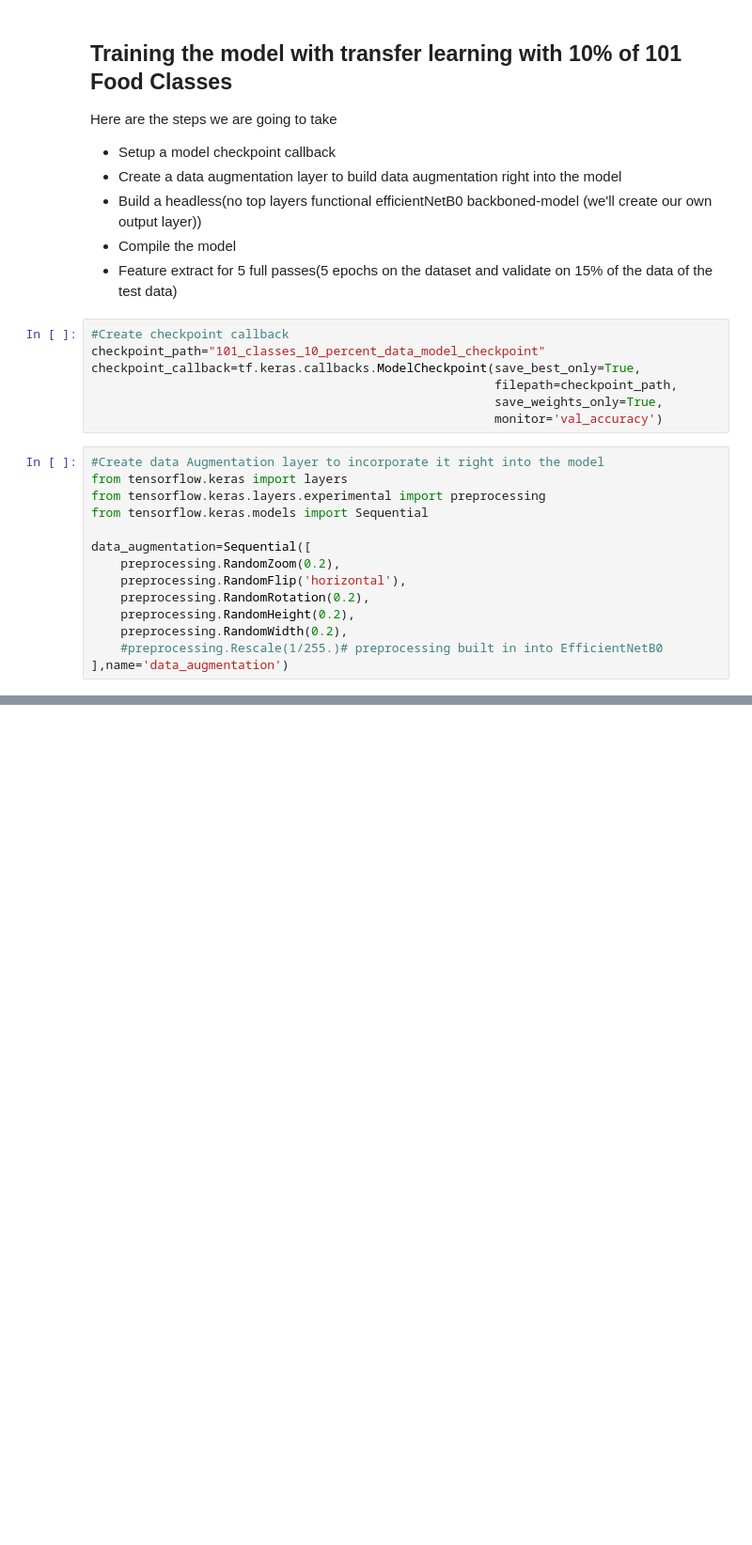
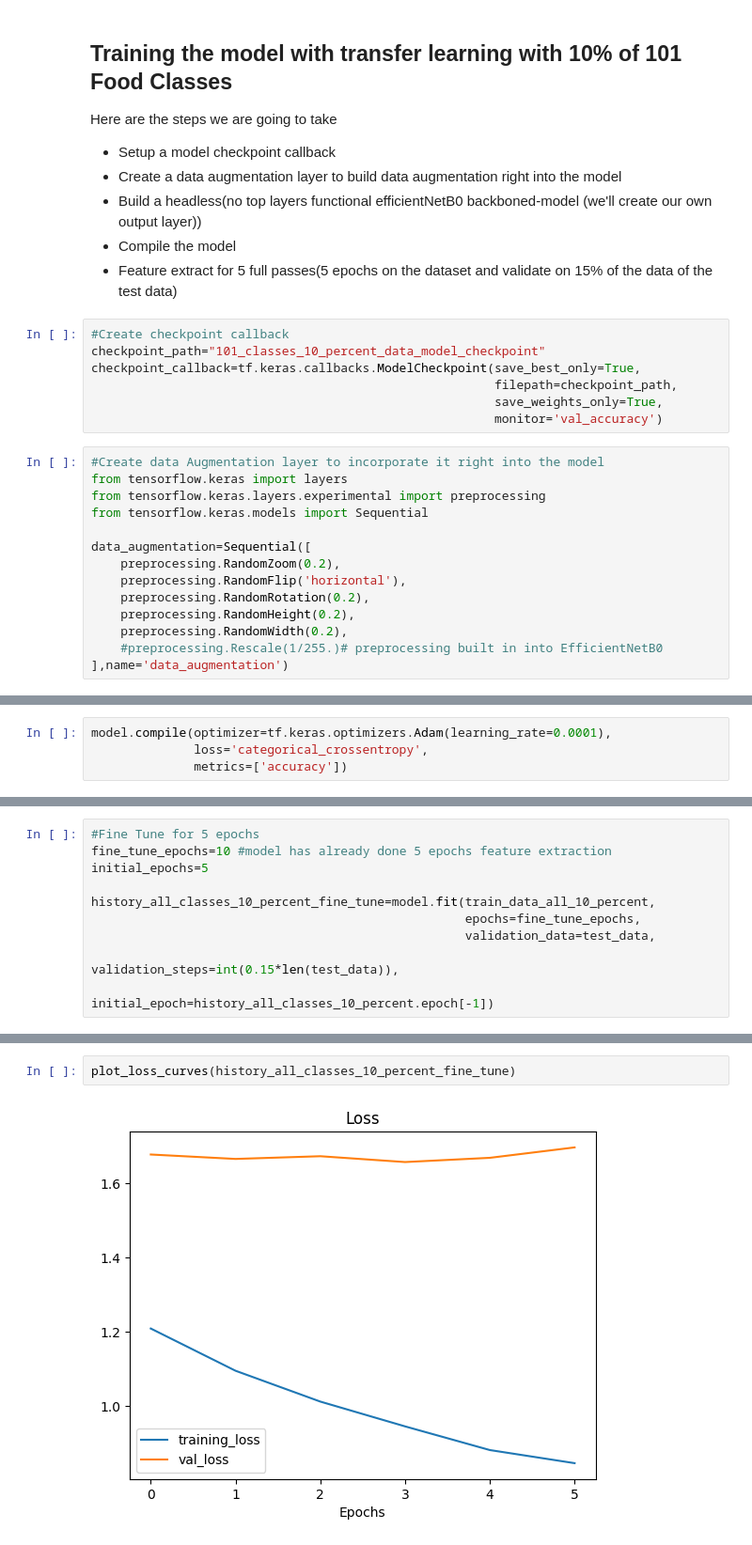
Before and after one commit to lakshitgosain/Tensorflow-ZTM, a Jupyter notebook: TF_ZTM_06_Transfer_learning_scaling_up.ipynb, the cells around one changed output, grey strips where cells are left out. Shown at 94% size. Drawn from its saved outputs; the diff is of its cells as text; blank space fills up the shorter version.

```diff
--- a/TF_ZTM_06_Transfer_learning_scaling_up.ipynb
+++ b/TF_ZTM_06_Transfer_learning_scaling_up.ipynb
@@ -129,0 +211,4 @@ data_augmentation=Sequential([
+# %%
+model.compile(optimizer=tf.keras.optimizers.Adam(learning_rate=0.0001),
+              loss='categorical_crossentropy',
+              metrics=['accuracy'])
@@ -129,0 +246,10 @@ data_augmentation=Sequential([
+# %%
+#Fine Tune for 5 epochs
+fine_tune_epochs=10 #model has already done 5 epochs feature extraction
+initial_epochs=5
+
+history_all_classes_10_percent_fine_tune=model.fit(train_data_all_10_percent,
+                                                   epochs=fine_tune_epochs,
+                                                   validation_data=test_data,
+                                                   validation_steps=int(0.15*len(test_data)),
+                                                   initial_epoch=history_all_classes_10_percent.epoch[-1])
@@ -129,0 +273,4 @@ data_augmentation=Sequential([
+# %%
+plot_loss_curves(history_all_classes_10_percent_fine_tune)
+# %% [output]
+[figure, added]
```
Also changed, not shown: parts of 29 cells of this notebook.
